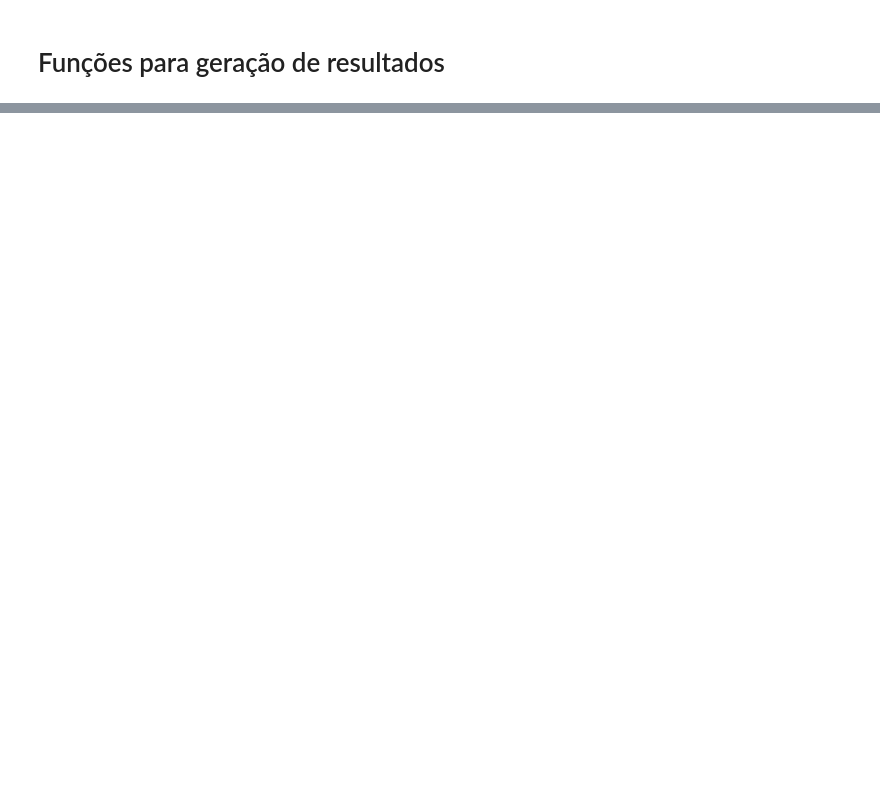
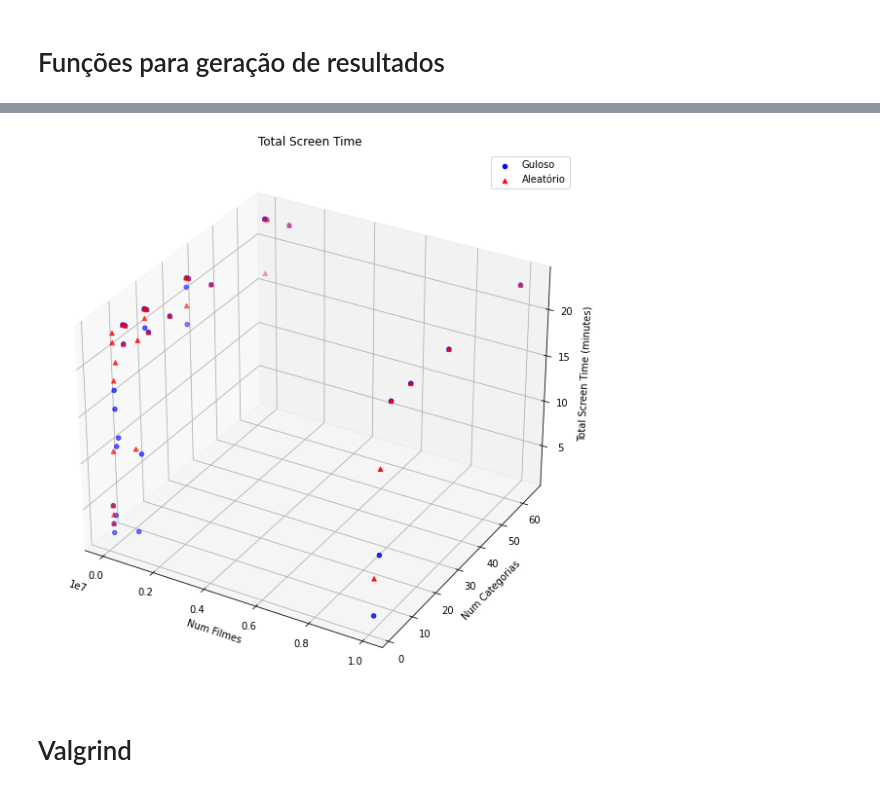
Before and after one commit to josermf2/maratonaFilmesSuperComp, a Jupyter notebook: geracaoResultados.ipynb, the cells around one changed output, grey strips where cells are left out. Drawn from its saved outputs; the diff is of its cells as text; code cells hidden in the pictures; blank space fills up the shorter version.

```diff
--- a/geracaoResultados.ipynb
+++ b/geracaoResultados.ipynb
@@ -155,0 +237,19 @@ plt.show()
+# %%
+fig = plt.figure(figsize=(10, 10))
+ax = fig.add_subplot(111, projection='3d')
+x = df_screen_time.index.get_level_values(0)
+y = df_screen_time.index.get_level_values(1)
+z_guloso = df_screen_time['screen_time_guloso']
+z_aleatorio = df_screen_time['screen_time_aleatorio']
+ax.scatter(x, y, z_guloso, c='blue', marker='o', label='Guloso')
+ax.scatter(x, y, z_aleatorio, c='red', marker='^', label='Aleatório')
+ax.set_xlabel('Num Filmes')
+ax.set_ylabel('Num Categorias')
+ax.set_zlabel('Total Screen Time (minutes)')
+ax.legend()
+plt.title('Total Screen Time')
+plt.show()
+# %% [output]
+[figure, added]
+# %% [markdown]
+# Valgrind
```
Also changed, not shown: parts of 17 cells of this notebook.
